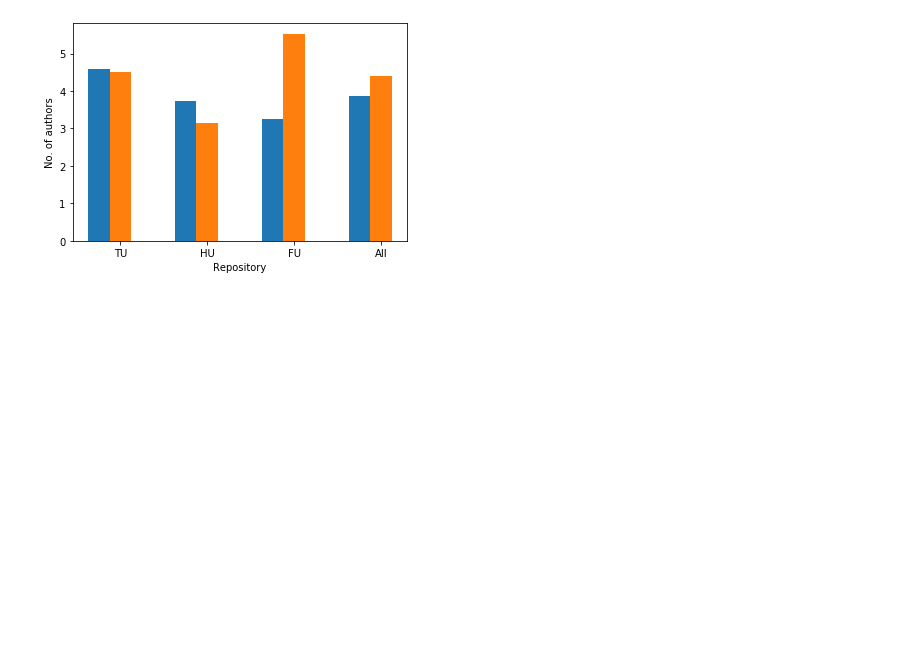
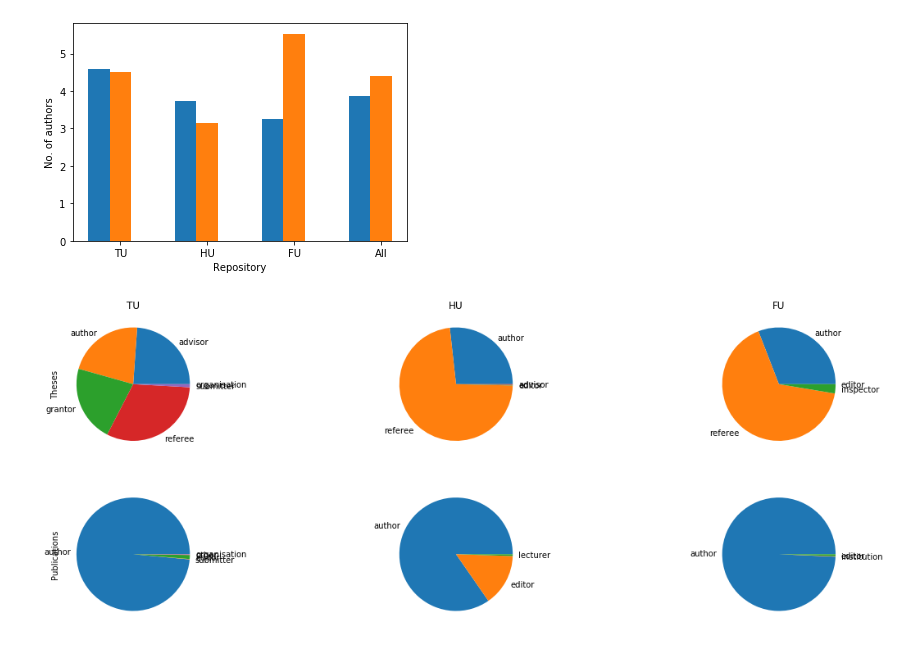
Before and after one commit to carlosfranzreb-uni/thesis_repo_analysis, a Jupyter notebook: analysis/dim/processed/fill_quota.ipynb, the cells around one changed output. Drawn from its saved outputs; the diff is of its cells as text; code cells hidden in the pictures; blank space fills up the shorter version.

Commit message:
Analyse distribution of author types.

```diff
--- a/analysis/dim/processed/fill_quota.ipynb
+++ b/analysis/dim/processed/fill_quota.ipynb
@@ -82,0 +93,19 @@ plt.show()
+# %%
+fig, ax = plt.subplots(2, 3, figsize=(20, 7))
+titles = ['TU', 'HU', 'FU']
+for i, repo in enumerate([tu, hu, fu]):
+    authors_t, authors_p = [], []
+    for doc in repo:
+        if doc['type'][1] == 'thesis':
+            authors_t += [author[1] for author in doc['authors']]
+        elif doc['type'][1] == 'publication':
+            authors_p += [author[1] for author in doc['authors']]
+    cnt_t, cnt_p = Counter(authors_t), Counter(authors_p)
+    ax[0][i].pie(cnt_t.values(), labels=cnt_t.keys())
+    ax[1][i].pie(cnt_p.values(), labels=cnt_p.keys())
+    ax[0][i].set_title(titles[i])
+ax[0][0].set_ylabel('Theses')
+ax[1][0].set_ylabel('Publications')
+plt.show()
+# %% [output]
+[figure, added]
```
Also changed, not shown: parts of 2 cells of this notebook.
